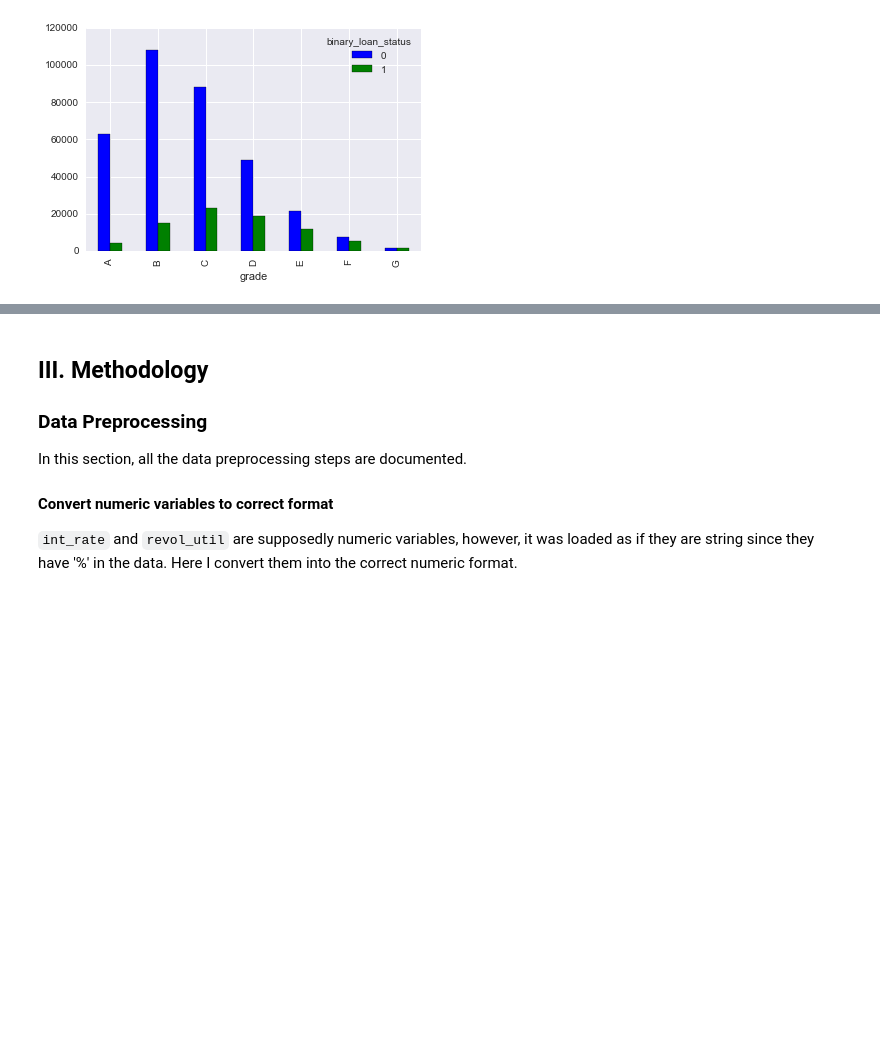
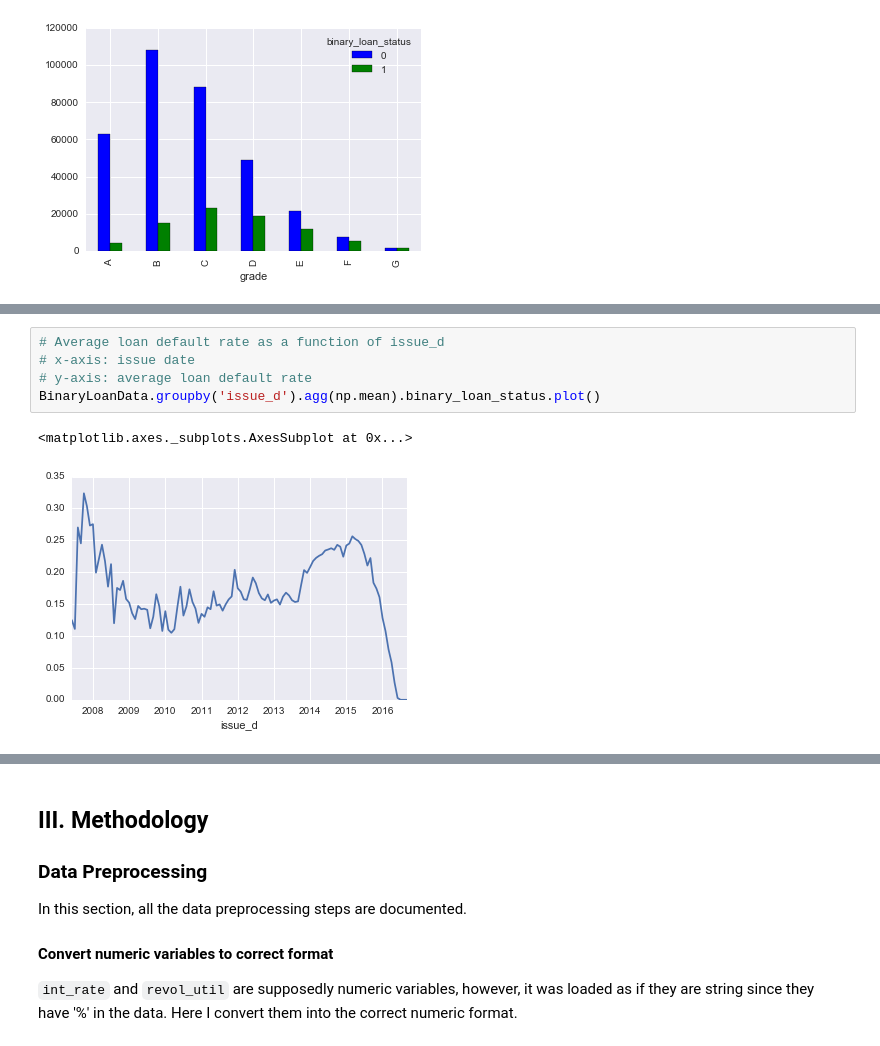
Before and after one commit to azizahmedkhan/udacity-ml-capstone, a Jupyter notebook: capstone_report.ipynb, the cells around one changed output, grey strips where cells are left out. Drawn from its saved outputs; the diff is of its cells as text; blank space fills up the shorter version.

```diff
--- a/capstone_report.ipynb
+++ b/capstone_report.ipynb
@@ -303,0 +286,8 @@ print metrics.roc_auc_score(BinaryLoanData.binary_loan_status, np.ones(len(Binar
+# %%
+# Average loan default rate as a function of issue_d
+# x-axis: issue date
+# y-axis: average loan default rate
+BinaryLoanData.groupby('issue_d').agg(np.mean).binary_loan_status.plot()
+# %% [output]
+<matplotlib.axes._subplots.AxesSubplot at 0x...>
+[figure, added]
```
Also changed, not shown: parts of 36 cells of this notebook.
